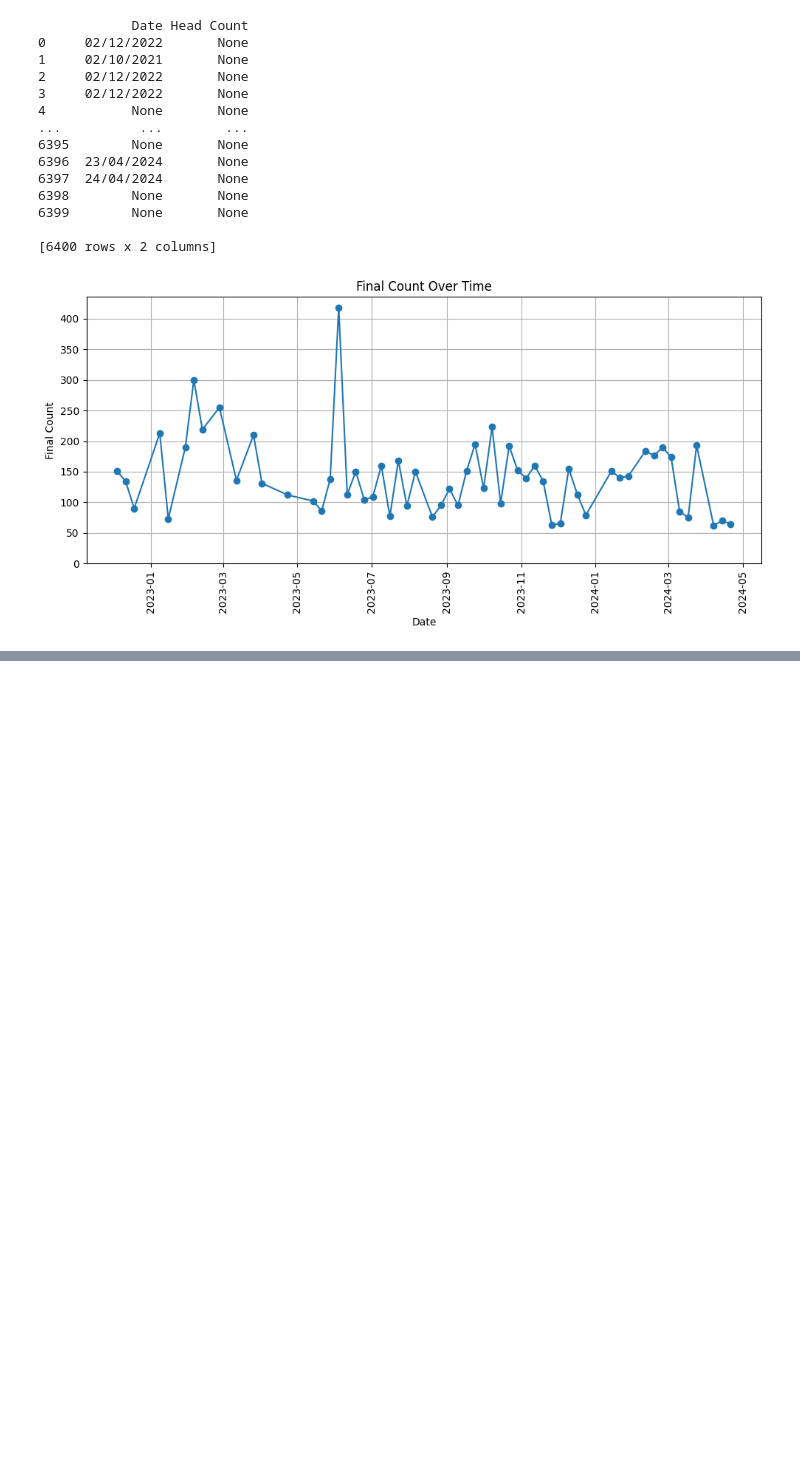
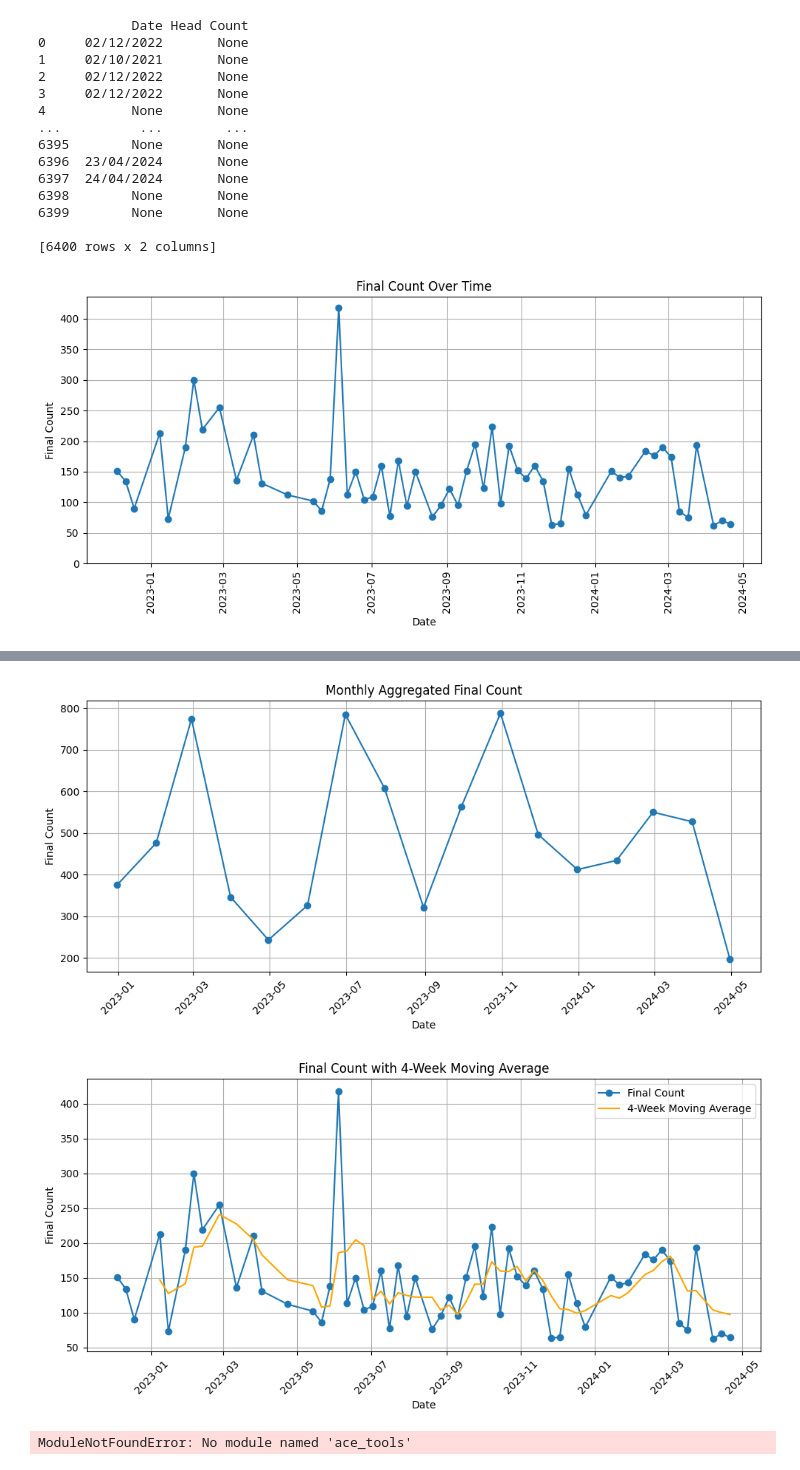
Before and after one commit to OlajideFemi/Data-Analysis-Projects, a Jupyter notebook: Sunday_attendance_analysis.ipynb, the cells around one changed output, grey strips where cells are left out. Cells and saved outputs as stored; diff of their text form; code cells hidden in the pictures; blank space fills up the shorter version.

```diff
--- a/Sunday_attendance_analysis.ipynb
+++ b/Sunday_attendance_analysis.ipynb
@@ -1021,0 +1031,68 @@ plt.show()
+# %%
+# Step 1: Trend Analysis - Seasonal Trends
+# Aggregate data monthly
+df_monthly = df.resample('M', on='Date').sum()
+
+# Plot monthly aggregated data
+plt.figure(figsize=(10, 5))
+plt.plot(df_monthly.index, df_monthly['Final count'], marker='o', linestyle='-')
+plt.title('Monthly Aggregated Final Count')
+plt.xlabel('Date')
+plt.ylabel('Final Count')
+plt.grid(True)
+plt.xticks(rotation=45)
+plt.tight_layout()
+plt.show()
+
+# Step 1: Trend Analysis - Moving Average
+# Calculate 4-week moving average
+df['4_week_MA'] = df['Final count'].rolling(window=4).mean()
+
+# Plot moving average
+plt.figure(figsize=(10, 5))
+plt.plot(df['Date'], df['Final count'], marker='o', linestyle='-', label='Final Count')
+plt.plot(df['Date'], df['4_week_MA'], linestyle='-', color='orange', label='4-Week Moving Average')
+plt.title('Final Count with 4-Week Moving Average')
+plt.xlabel('Date')
+plt.ylabel('Final Count')
+plt.grid(True)
+plt.xticks(rotation=45)
+plt.legend()
+plt.tight_layout()
+plt.show()
+
+# Step 2: Correlation Analysis (Conceptual)
+# Since we do not have external data (weather, holidays), we'll discuss this conceptually
+
+# Step 3: Segmentation Analysis
+# Define thresholds for high and low attendance
+high_threshold = df['Final count'].quantile(0.75)
+low_threshold = df['Final count'].quantile(0.25)
+
+# Segment data into high and low attendance periods
+df['segment'] = pd.cut(df['Final count'], bins=[-np.inf, low_threshold, high_threshold, np.inf], labels=['Low', 'Medium', 'High'])
+
+# Display segmented data
+import ace_tools as tools; tools.display_dataframe_to_user(name="Segmented Attendance Data", dataframe=df)
+
+# Step 4: Year-over-Year Comparison
+# Extract year and month for grouping
+df['Year'] = df['Date'].dt.year
+df['Month'] = df['Date'].dt.month
+
+# Group by year and month
+df_yoy = df.groupby(['Year', 'Month'])['Final count'].sum().unstack(level=0)
+
+# Plot Year-over-Year comparison
+df_yoy.plot(figsize=(10, 5), marker='o')
+plt.title('Year-over-Year Comparison of Final Count')
+plt.xlabel('Month')
+plt.ylabel('Final Count')
+plt.grid(True)
+plt.legend(title='Year')
+plt.tight_layout()
+plt.show()
+# %% [output]
+[figure, added]
+[figure, added]
+ModuleNotFoundError: No module named 'ace_tools'
```
Also changed, not shown: parts of 5 cells of this notebook.
